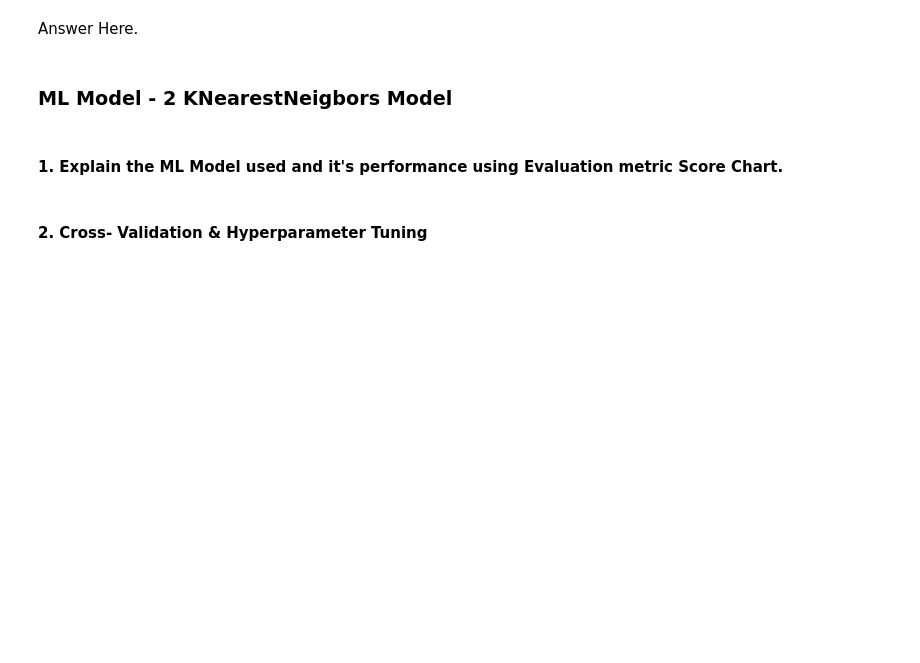
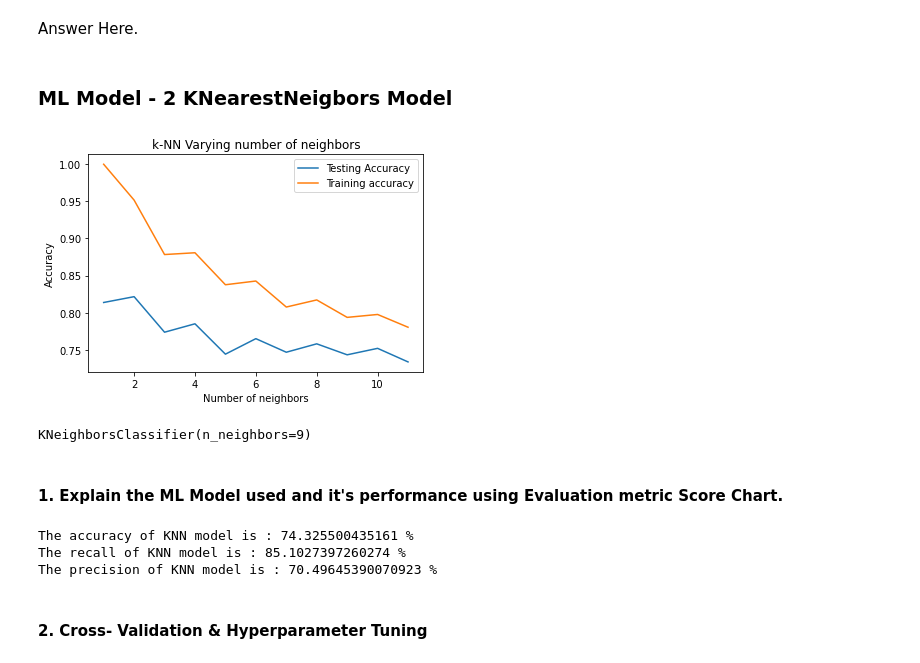
Before and after one commit to amoghpai17/Cardiovascular_Risk_prediction, a Jupyter notebook: Cardiovascular_Risk_prediction.ipynb, the cells around one changed output. Cells and saved outputs as stored; diff of their text form; code cells hidden in the pictures; blank space fills up the shorter version.

```diff
--- a/Cardiovascular_Risk_prediction.ipynb
+++ b/Cardiovascular_Risk_prediction.ipynb
@@ -920,3 +920,20 @@ for i,k in enumerate(neighbors):
 
     # Compute accuracy on the test set
     test_accuracy[i] = knn.score(xtest, ytest)
+# %%
+# Generate the plot between test accuracy and train accuracy to determine k value
+plt.title('k-NN Varying number of neighbors')
+plt.plot(neighbors, test_accuracy, label='Testing Accuracy')
+plt.plot(neighbors, train_accuracy, label='Training accuracy')
+plt.legend()
+plt.xlabel('Number of neighbors')
+plt.ylabel('Accuracy')
+plt.show()
+# %% [output]
+[figure, added]
+# %%
+#Fitting the model
+knn = KNeighborsClassifier(n_neighbors=9)
+knn.fit(xtrain,ytrain)
+# %% [output]
+KNeighborsClassifier(n_neighbors=9)
@@ -927,3 +944,13 @@ for i,k in enumerate(neighbors):
+# %%
+# Visualizing evaluation Metric Score chart
+#Evaluating the KNN model using the metrics
+print("The accuracy of KNN model is :",knn.score(xtest,ytest)*100,"%")
+print("The recall of KNN model is :",recall_score(ytest,y_pred)*100,'%')
+print("The precision of KNN model is :",precision_score(ytest,y_pred)*100,'%')
+# %% [output]
+The accuracy of KNN model is : 74.325500435161 %
+The recall of KNN model is : 85.1027397260274 %
+The precision of KNN model is : 70.49645390070923 %
 # %% [markdown]
 #### 2. Cross- Validation & Hyperparameter Tuning
 # %%
```
Also changed, not shown: parts of 9 cells of this notebook.
